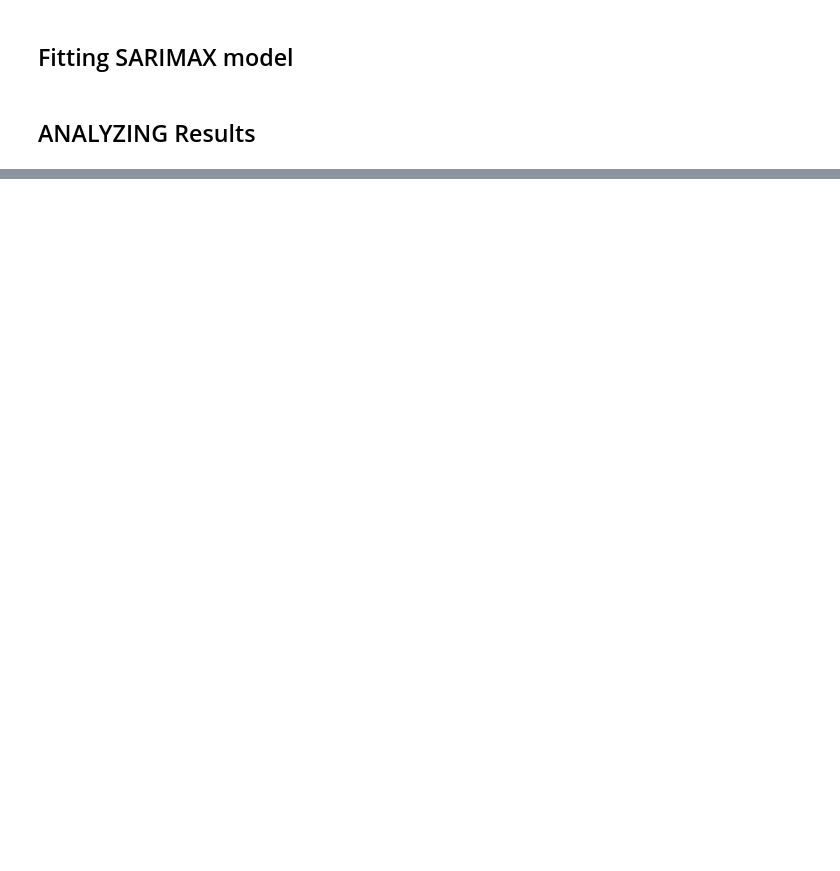
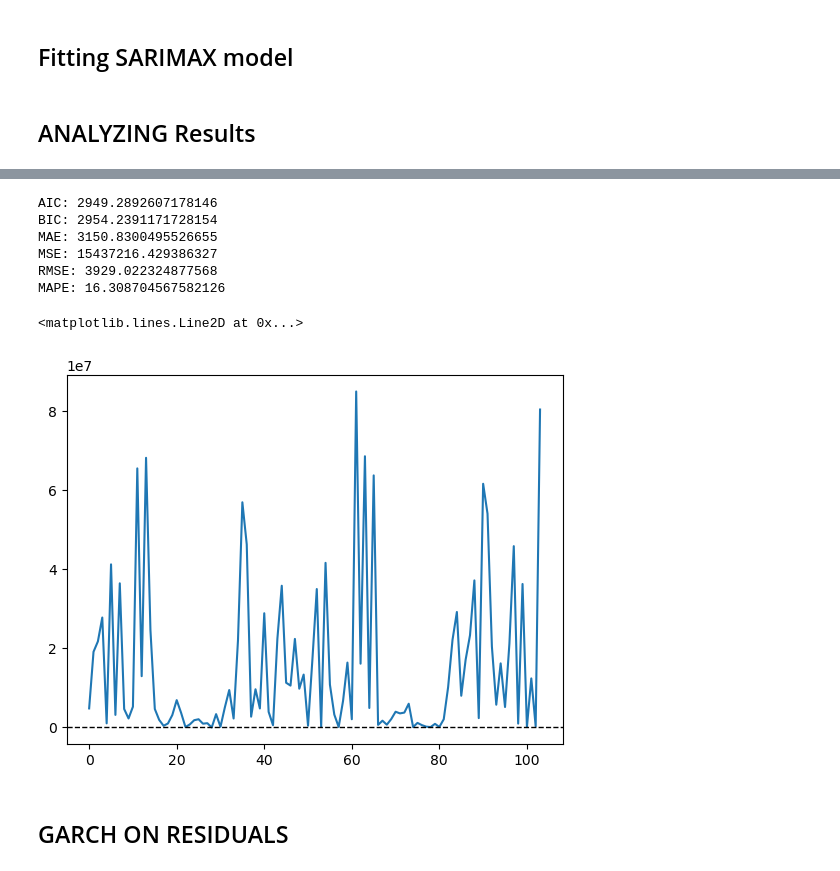
Before and after one commit to naokic3/solarM, a Jupyter notebook: SARIMAX.ipynb, the cells around one changed output, grey strips where cells are left out. Drawn from its saved outputs; the diff is of its cells as text; code cells hidden in the pictures; blank space fills up the shorter version.

```diff
--- a/SARIMAX.ipynb
+++ b/SARIMAX.ipynb
@@ -345,0 +355,53 @@ plt.plot(forecast.predicted_mean, label='Forecast')
+# %%
+import numpy as np
+from sklearn.metrics import mean_absolute_error, mean_squared_error
+
+# Assuming 'results' is your fitted SARIMA model and 'train_data' is your original training data
+# Get in-sample predictions
+in_sample_predictions = results.predict(start=0, end=len(test_data)-1)
+
+
+# Calculate AIC and BIC
+aic = results.aic
+bic = results.bic
+
+# Calculate MAE
+mae = mean_absolute_error(test_data, out_sample)
+
+# Calculate MSE
+mse = mean_squared_error(test_data, out_sample)
+
+# Calculate RMSE
+rmse = np.sqrt(mse)
+
+# Calculate MAPE
+mape = (mae / np.mean(test_data)) * 100
+
+# Calculate R-squared
+
+
+print(f"AIC: {aic}")
+print(f"BIC: {bic}")
+print(f"MAE: {mae}")
+print(f"MSE: {mse}")
+print(f"RMSE: {rmse}")
+print(f"MAPE: {mape}")
+# %% [output]
+AIC: 2949.2892607178146
+BIC: 2954.2391171728154
+MAE: 3150.8300495526655
+MSE: 15437216.429386327
+RMSE: 3929.022324877568
+MAPE: 16.308704567582126
+# %%
+residuals_in = results.resid
+residuals_in_sq = residuals_in ** 2
+residuals_out = test_data.values - out_sample.values
+residuals_out_sq = residuals_out ** 2
+# %%
+plt.plot(residuals_out_sq, label='In-sample Residuals')
+
+plt.axhline(0, color='black', linewidth=1, linestyle='--')
+# %% [output]
+<matplotlib.lines.Line2D at 0x...>
+[figure, added]
@@ -345,0 +411,2 @@ plt.plot(forecast.predicted_mean, label='Forecast')
+# %% [markdown]
+## GARCH ON RESIDUALS
```
Also changed, not shown: parts of 38 cells of this notebook.
